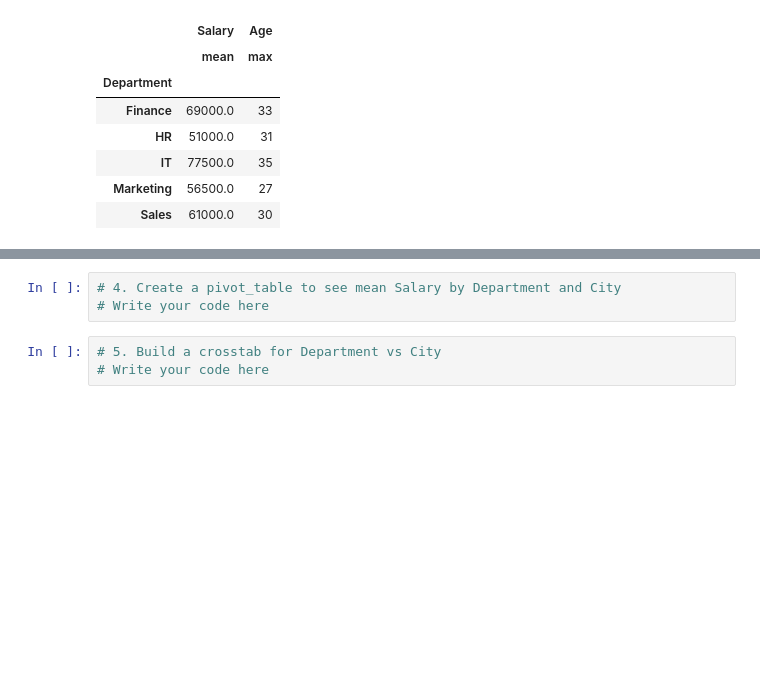
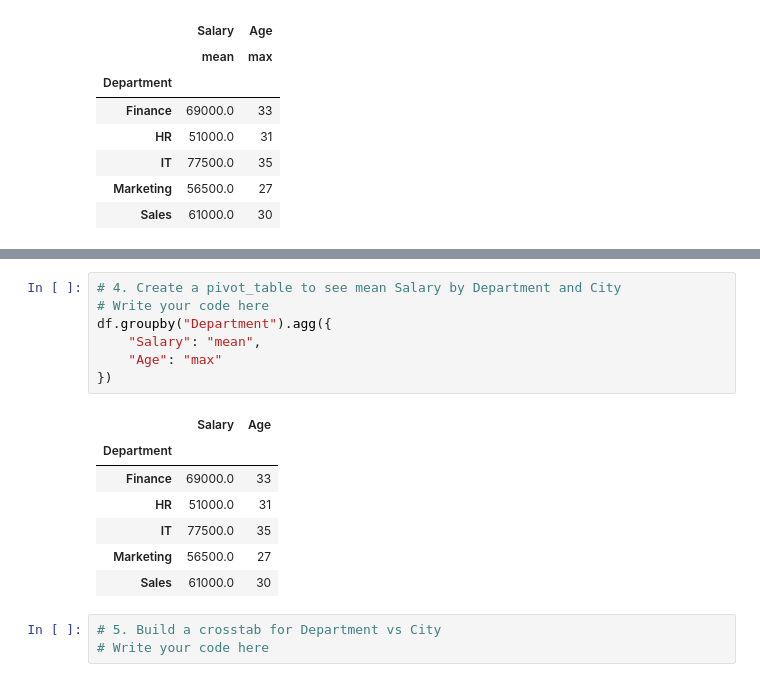
Before and after one commit to DhruvPanchal0312/Data-Science-and-Analysis-With-GenAI, a Jupyter notebook: PANDAS/SHERIYANS Pandas/Pandas_class6.ipynb, the cells around one changed output, grey strips where cells are left out. Saved outputs shown, nothing was run; the diff lists cells and outputs as text; blank space fills up the shorter version.

```diff
--- a/PANDAS/SHERIYANS Pandas/Pandas_class6.ipynb
+++ b/PANDAS/SHERIYANS Pandas/Pandas_class6.ipynb
@@ -233,6 +232,18 @@ df.groupby('Department').agg({"Salary":['mean'], "Age":['max']})
 # %%
 # 4. Create a pivot_table to see mean Salary by Department and City
 # Write your code here
+df.groupby("Department").agg({
+    "Salary": "mean",
+    "Age": "max"
+})
+# %% [output]
+|  | Salary | Age |
+| Department |  |  |
+| Finance | 69000.0 | 33 |
+| HR | 51000.0 | 31 |
+| IT | 77500.0 | 35 |
+| Marketing | 56500.0 | 27 |
+| Sales | 61000.0 | 30 |
 # %%
 # 5. Build a crosstab for Department vs City
 # Write your code here
```
Also changed, not shown: parts of 1 cell of this notebook.
